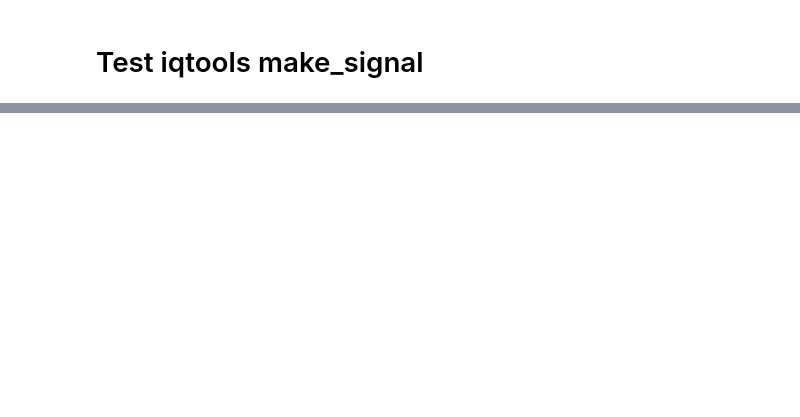
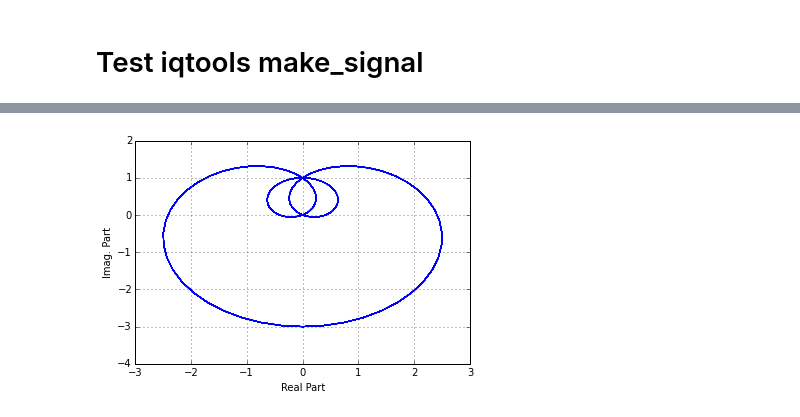
Before and after one commit to xaratustrah/iPy_Notebooks, a Jupyter notebook: test_signal.ipynb, the cells around one changed output, grey strips where cells are left out. Drawn from its saved outputs; the diff is of its cells as text; code cells hidden in the pictures; blank space fills up the shorter version.

```diff
--- a/test_signal.ipynb
+++ b/test_signal.ipynb
@@ -24,0 +34,4 @@ plt.plot(f, 10*np.log(p*1000))
+# %%
+plot_hilbert(xbar)
+# %% [output]
+[figure, added]
```
Also changed, not shown: parts of 7 cells of this notebook, 7 other files.
